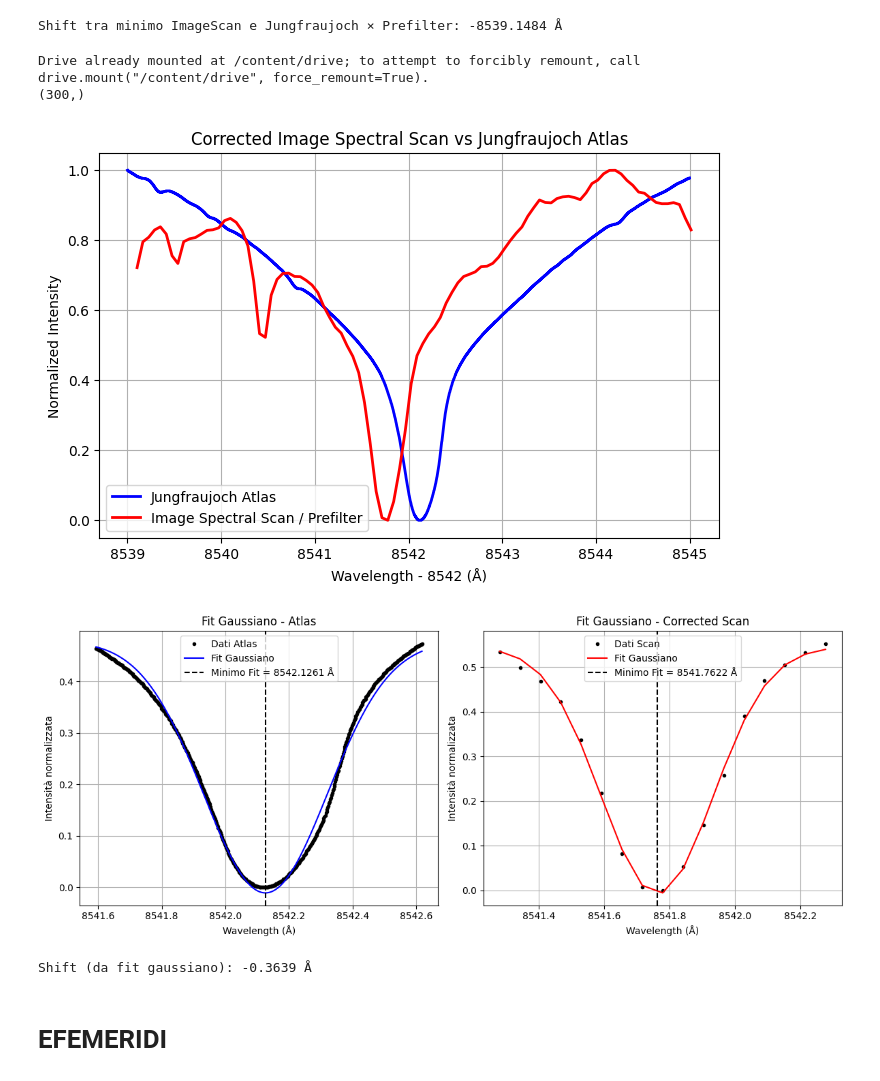
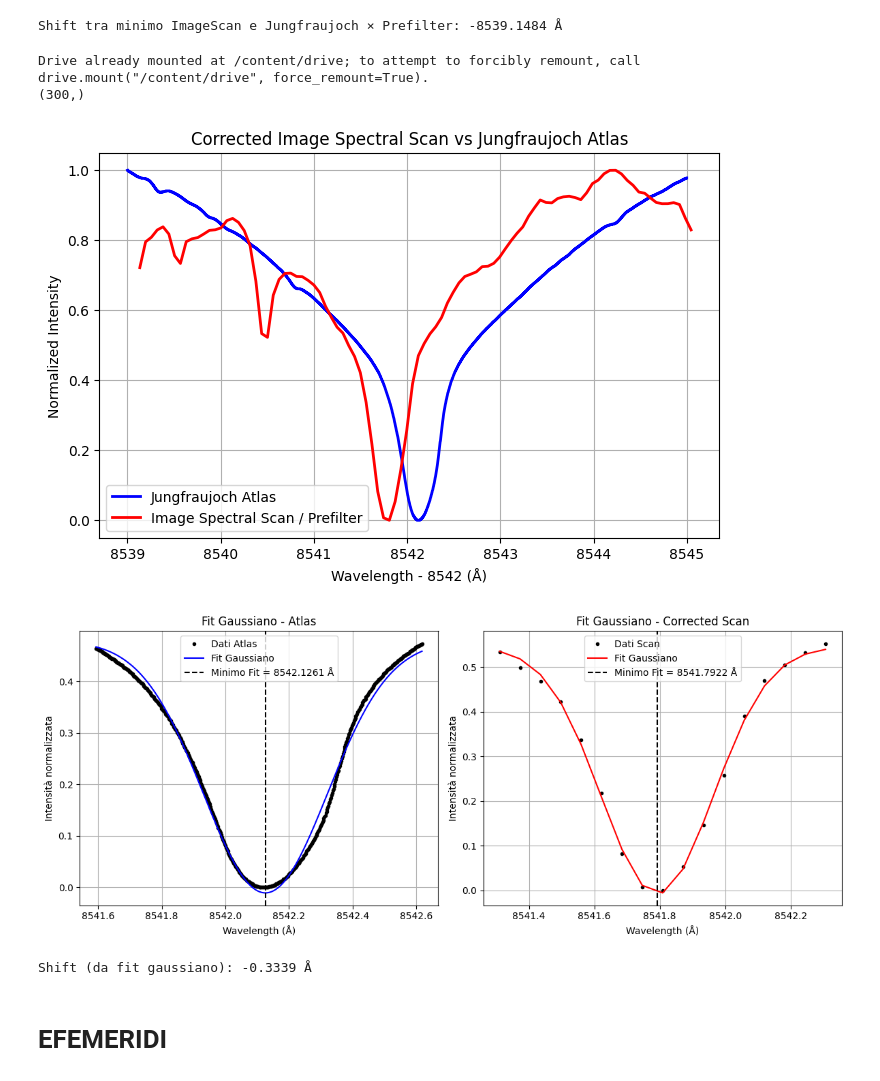
Before and after one commit to FabianaFerrente/ibis_pipeline, a Jupyter notebook: dayshift.ipynb, the cells around one changed output. Saved outputs shown, nothing was run; the diff lists cells and outputs as text; code cells hidden in the pictures.

```diff
--- a/dayshift.ipynb
+++ b/dayshift.ipynb
@@ -201,7 +201,7 @@ if end_zero:
     central_regions = central_regions[:-1]  # Rimuovi l'ultimo elemento se è zero
     wave_im = np.array(rel_wave_values)[:-1]  # Rimuovi l'ultimo elemento in rel_wave_values
 
-wave_im=wave_im+8542.09
+wave_im=wave_im+8542.12
 # Leggi spettro atlas Jungfraujoch
 def read_jung_fits(file, w1, w2, subsample=1):
     skip = round((w1 - 3601) * 1000)
@@ -300,36 +300,36 @@ plt.figure(figsize=(12, 5))
 plt.subplot(1, 2, 1)
 plt.plot(x_fit_a, y_fit_a, 'k.', label='Dati Atlas')
 plt.plot(x_fit_a, gauss_fit_a, 'b-', label='Fit Gaussiano')
 plt.axvline(lambda_atlas, color='k', linestyle='--', label=f'Minimo Fit = {lambda_atlas:.4f} Å')
 plt.title("Fit Gaussiano - Atlas")
 plt.xlabel("Wavelength (Å)")
 plt.ylabel("Intensità normalizzata")
 plt.legend()
 plt.grid()
 
 plt.subplot(1, 2, 2)
 plt.plot(x_fit_s, y_fit_s, 'k.', label='Dati Scan')
 plt.plot(x_fit_s, gauss_fit_s, 'r-', label='Fit Gaussiano')
 plt.axvline(lambda_scan, color='k', linestyle='--', label=f'Minimo Fit = {lambda_scan:.4f} Å')
 plt.title("Fit Gaussiano - Corrected Scan")
 plt.xlabel("Wavelength (Å)")
 plt.ylabel("Intensità normalizzata")
 plt.legend()
 plt.grid()
 
 plt.tight_layout()
 plt.savefig('/content/drive/MyDrive/IBIS_SWG/output/gaussian_fit_minima.png')
 plt.show()
 
 # Calcolo dello shift
 shift_angstrom = lambda_scan - lambda_atlas
 print(f"Shift (da fit gaussiano): {shift_angstrom:.4f} Å")
 # %% [output]
 Drive already mounted at /content/drive; to attempt to forcibly remount, call drive.mount("/content/drive", force_remount=True).
 (300,)
-[figure, old version]
+[figure, new version]
-[figure, old version]
+[figure, new version]
-Shift (da fit gaussiano): -0.3639 Å
+Shift (da fit gaussiano): -0.3339 Å
 # %% [markdown]
 # EFEMERIDI
 # %%
```
Also changed, not shown: parts of 1 cell of this notebook.
